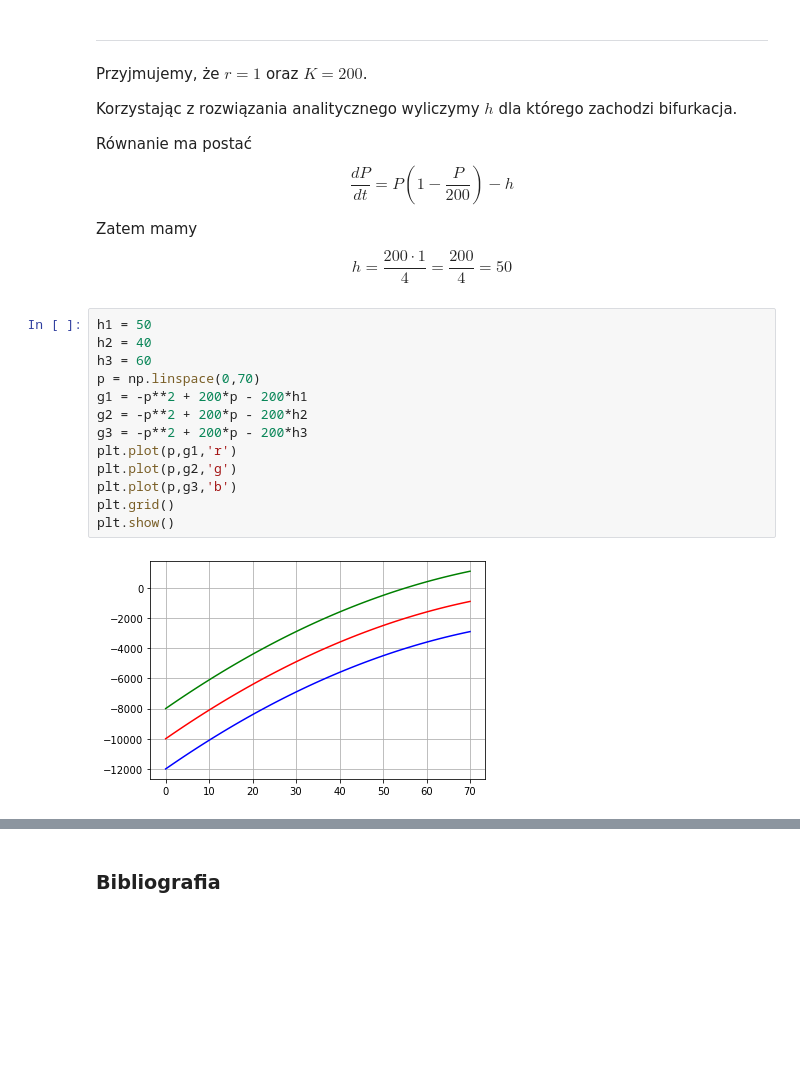
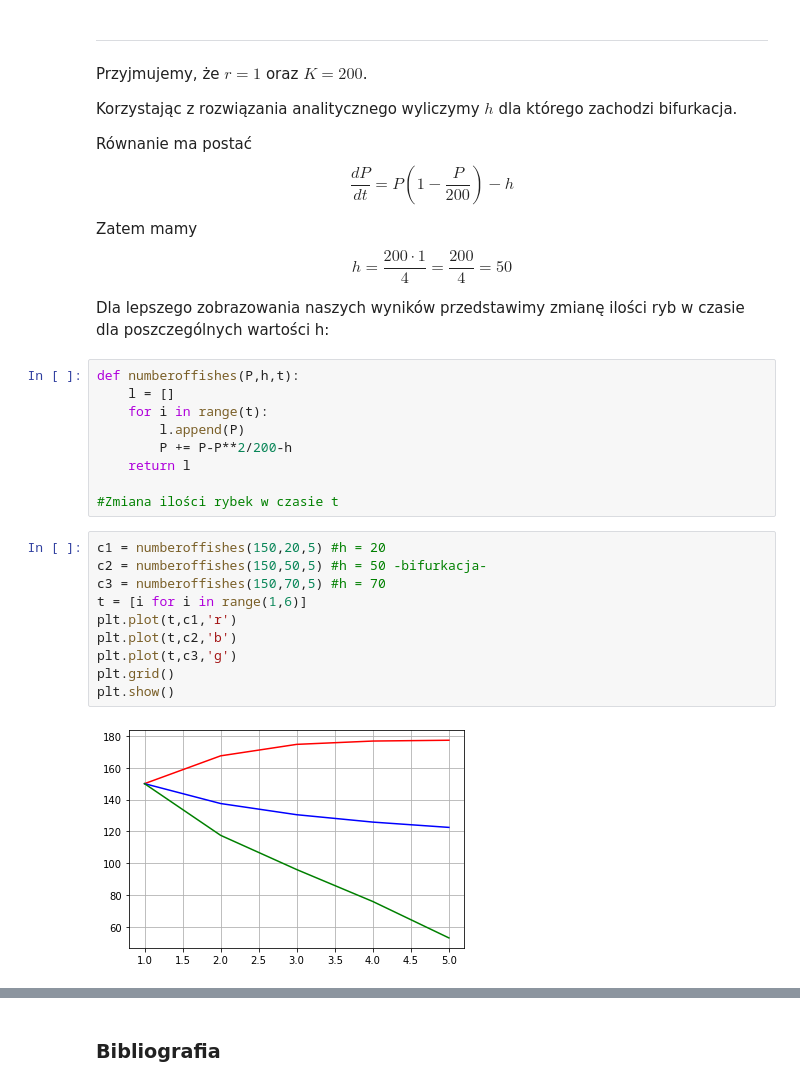
Before and after one commit to klaudynka245/Bifurcations, a Jupyter notebook: teoria katastrof.ipynb, the cells around one changed output, grey strips where cells are left out. Cells and saved outputs as stored; diff of their text form; blank space fills up the shorter version.

```diff
--- a/teoria katastrof.ipynb
+++ b/teoria katastrof.ipynb
@@ -317,18 +317,26 @@ Zatem mamy
 $$
 h = \frac{200 \cdot 1}{4} = \frac{200}{4} = 50
 $$
+
+Dla lepszego zobrazowania naszych wyników przedstawimy zmianę ilości ryb w czasie dla poszczególnych wartości h:
-# %%
-h1 = 50
-h2 = 40
-h3 = 60
-p = np.linspace(0,70)
-g1 = -p**2 + 200*p - 200*h1
-g2 = -p**2 + 200*p - 200*h2
-g3 = -p**2 + 200*p - 200*h3
-plt.plot(p,g1,'r')
-plt.plot(p,g2,'g')
-plt.plot(p,g3,'b')
-plt.grid()
-plt.show()
-# %% [output]
-[figure, removed]
+# %%
+def numberoffishes(P,h,t):
+    l = []
+    for i in range(t):
+        l.append(P)
+        P += P-P**2/200-h
+    return l
+
+#Zmiana ilości rybek w czasie t
+# %%
+c1 = numberoffishes(150,20,5) #h = 20
+c2 = numberoffishes(150,50,5) #h = 50 -bifurkacja-
+c3 = numberoffishes(150,70,5) #h = 70
+t = [i for i in range(1,6)]
+plt.plot(t,c1,'r')
+plt.plot(t,c2,'b')
+plt.plot(t,c3,'g')
+plt.grid()
+plt.show()
+# %% [output]
+[figure, added]
```
Also changed, not shown: parts of 3 cells of this notebook.
